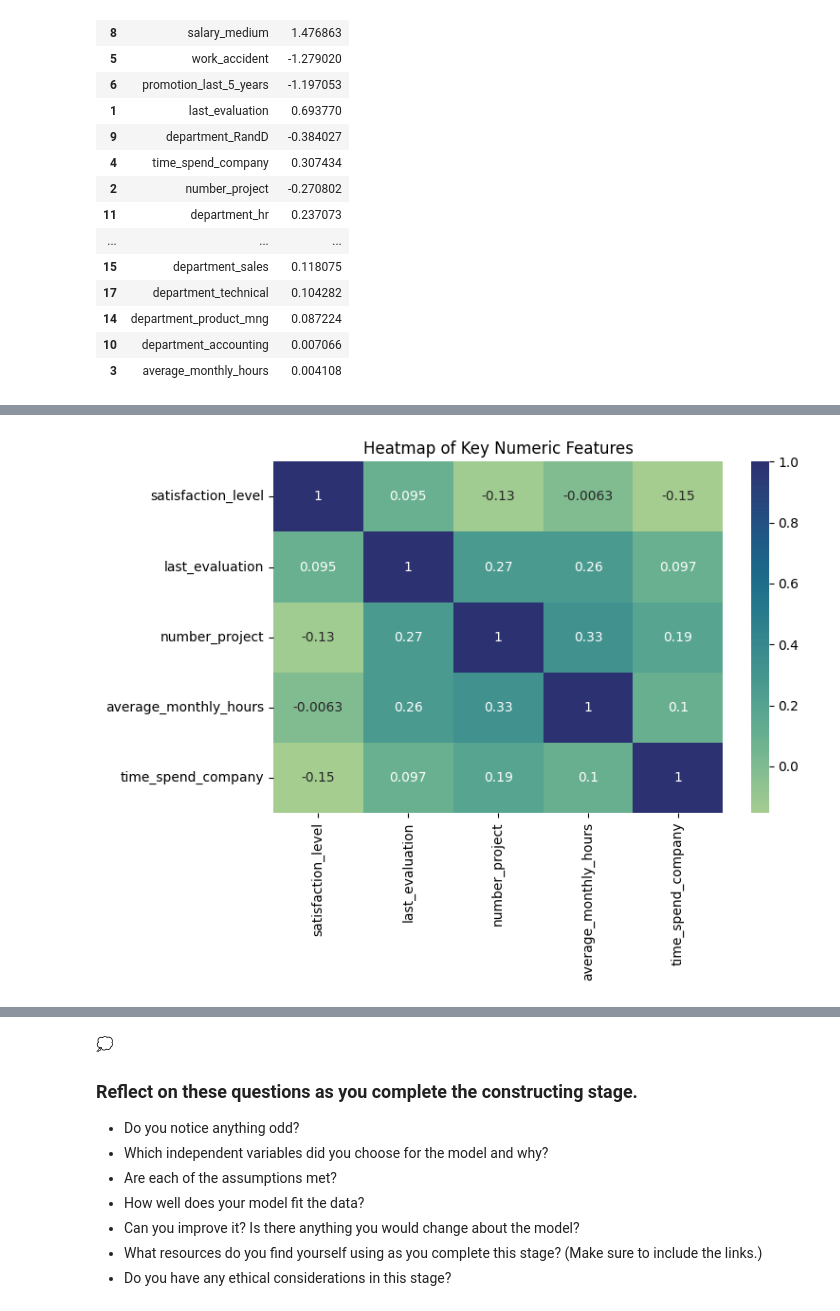
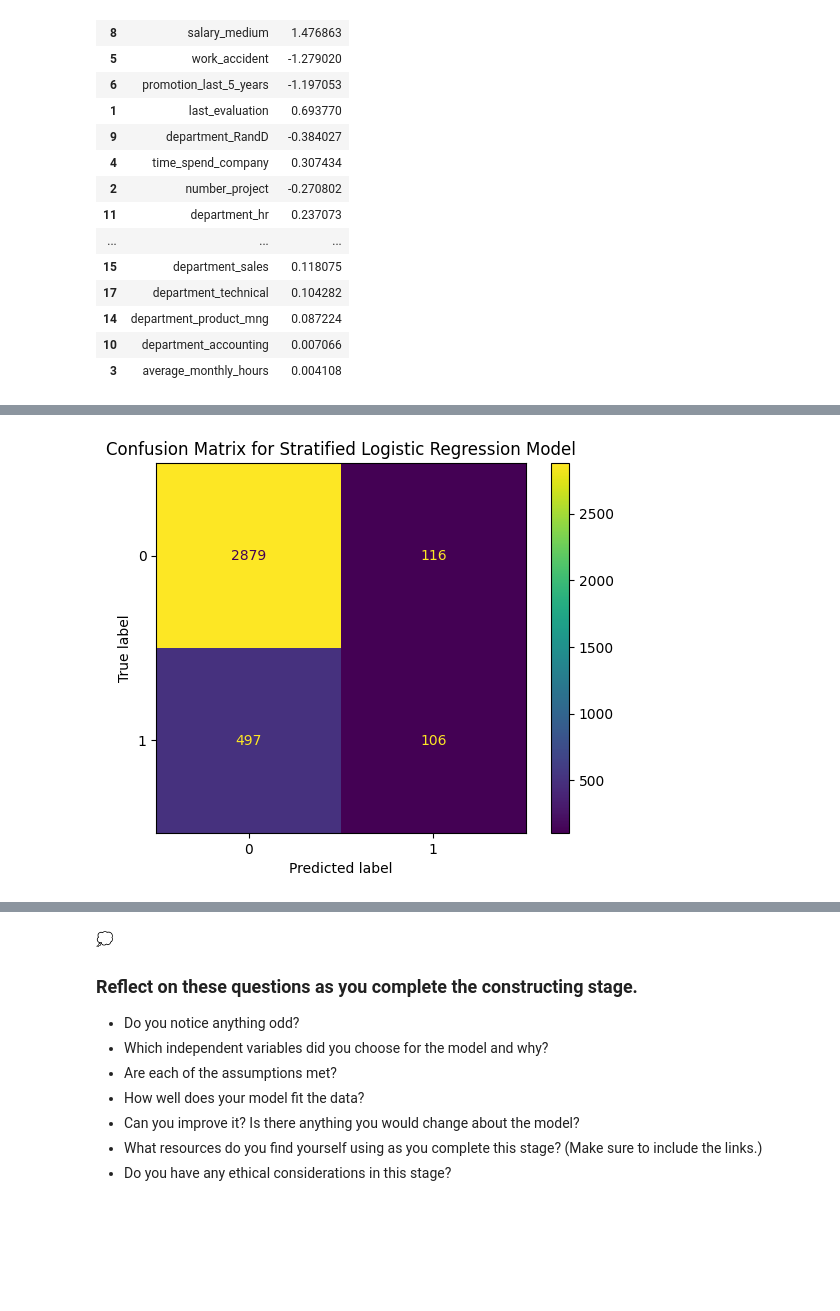
Before and after one commit to edilma/salifor, a Jupyter notebook: Activity_ Course 7 Salifort Motors project lab.ipynb, the cells around one changed output, grey strips where cells are left out. Drawn from its saved outputs; the diff is of its cells as text; code cells hidden in the pictures; blank space fills up the shorter version.

```diff
--- a/Activity_ Course 7 Salifort Motors project lab.ipynb
+++ b/Activity_ Course 7 Salifort Motors project lab.ipynb
@@ -718,14 +838,18 @@ Passing `palette` without assigning `hue` is deprecated and will be removed in v
-# %%
-#create heat map - to compare with the exemplar
-
-plt.figure(figsize=(8, 6))
-sns.heatmap(
-    df_encoded[['satisfaction_level', 'last_evaluation', 'number_project', 'average_monthly_hours', 'time_spend_company']].corr(),
-    annot=True,
-    cmap="crest"
-)
-plt.title('Heatmap of Key Numeric Features')
-plt.tight_layout()
-plt.show()
-# %% [output]
-[figure, removed]
+# %%
+# testing the model with the test data
+clf.predict(X_strat_test)
+y_strat_pred = clf_strat.predict(X_strat_test)
+# %%
+
+# Compute confusion matrix
+cm_strat = confusion_matrix(y_strat_test, y_strat_pred, labels=clf_strat.classes_)
+
+disp_strat = ConfusionMatrixDisplay(confusion_matrix=cm_strat, display_labels=clf_strat.classes_)
+
+
+# Plot it
+disp.plot(values_format='')  # Leave empty for raw counts
+plt.title('Confusion Matrix for Stratified Logistic Regression Model')
+plt.show()
+# %% [output]
+[figure, added]
```
Also changed, not shown: parts of 22 cells of this notebook.
